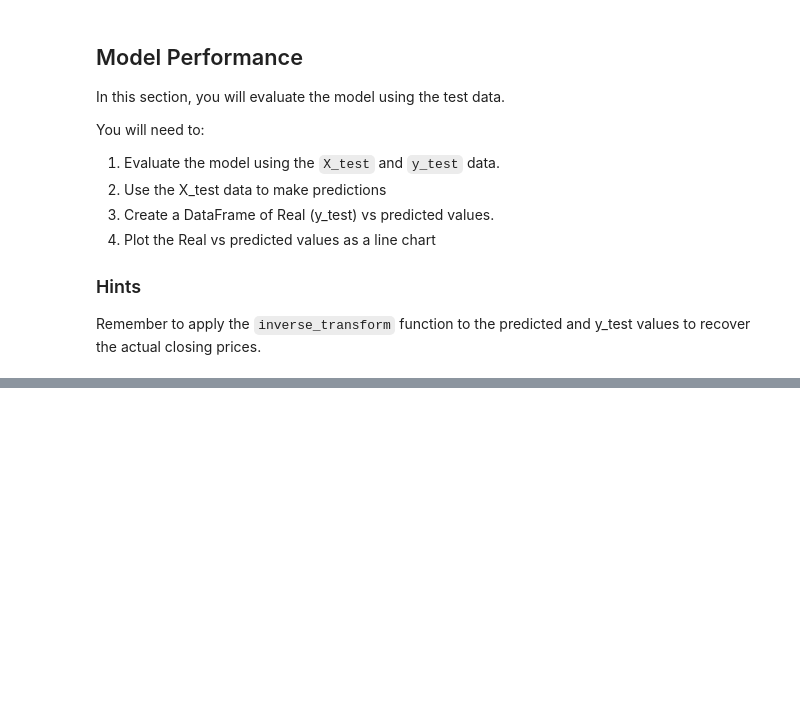
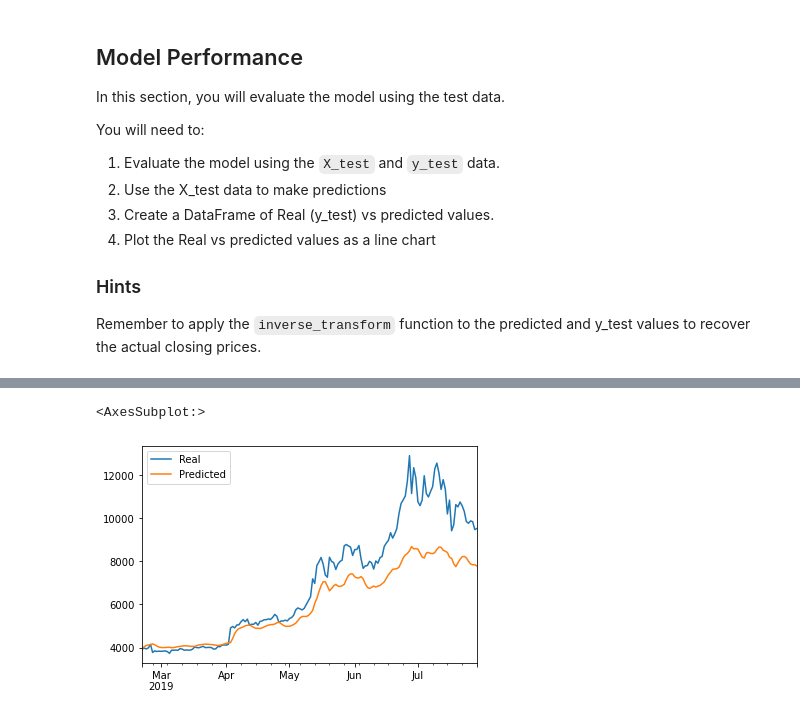
Before and after one commit to mowahome/Deep_Learning, a Jupyter notebook: lstm_stock_predictor_closing.ipynb, the cells around one changed output, grey strips where cells are left out. Drawn from its saved outputs; the diff is of its cells as text; code cells hidden in the pictures; blank space fills up the shorter version.

```diff
--- a/lstm_stock_predictor_closing.ipynb
+++ b/lstm_stock_predictor_closing.ipynb
@@ -282,4 +277,4 @@ stocks.head()
 # %%
 # Plot the real vs predicted values as a line chart
-stocks.hvplot()
+stocks.plot()
 # %% [output]
@@ -286,0 +281,2 @@ stocks.hvplot()
+<AxesSubplot:>
+[figure, added]
```
Also changed, not shown: parts of 7 cells of this notebook, 1 other file.
